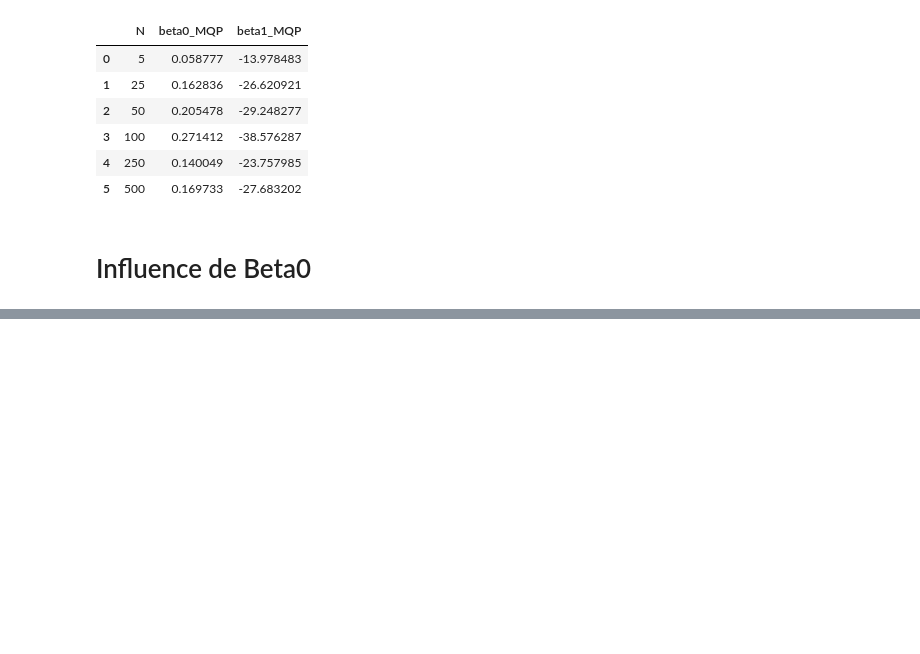
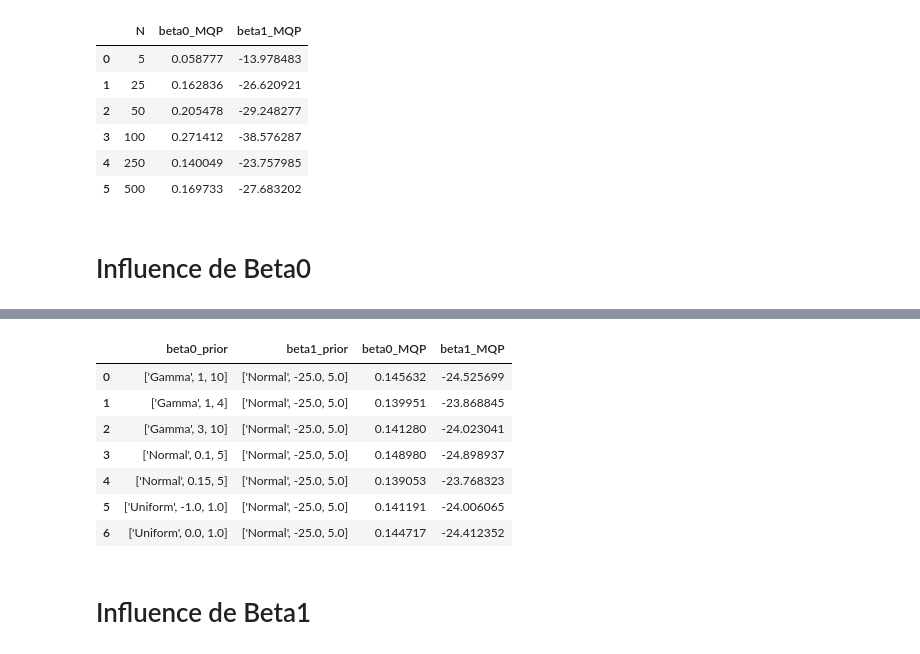
Before and after one commit to VictorSanh/Quasi-Bayesian_Survival_Analysis, a Jupyter notebook: Launch_several_simulations.ipynb, the cells around one changed output, grey strips where cells are left out. Cells and saved outputs as stored; diff of their text form; code cells hidden in the pictures; blank space fills up the shorter version.

```diff
--- a/Launch_several_simulations.ipynb
+++ b/Launch_several_simulations.ipynb
@@ -201,3 +238,14 @@ params['beta1_prior'] = params['beta1_prior'].astype(str)
 # %%
-# Impact taille de la BDD
-params.groupby(['N'], as_index=False)[['beta0_MQP', 'beta1_MQP']].mean()
+# Impact du prior beta0
+params.groupby(['beta0_prior', 'beta1_prior'], as_index=False)[['beta0_MQP', 'beta1_MQP']].mean()
+# %% [output]
+|  | beta0_prior | beta1_prior | beta0_MQP | beta1_MQP |
+| 0 | ['Gamma', 1, 10] | ['Normal', -25.0, 5.0] | 0.145632 | -24.525699 |
+| 1 | ['Gamma', 1, 4] | ['Normal', -25.0, 5.0] | 0.139951 | -23.868845 |
+| 2 | ['Gamma', 3, 10] | ['Normal', -25.0, 5.0] | 0.141280 | -24.023041 |
+| 3 | ['Normal', 0.1, 5] | ['Normal', -25.0, 5.0] | 0.148980 | -24.898937 |
+| 4 | ['Normal', 0.15, 5] | ['Normal', -25.0, 5.0] | 0.139053 | -23.768323 |
+| 5 | ['Uniform', -1.0, 1.0] | ['Normal', -25.0, 5.0] | 0.141191 | -24.006065 |
+| 6 | ['Uniform', 0.0, 1.0] | ['Normal', -25.0, 5.0] | 0.144717 | -24.412352 |
+# %% [markdown]
+# Influence de Beta1
```
Also changed, not shown: parts of 5 cells of this notebook, 49 other files.
